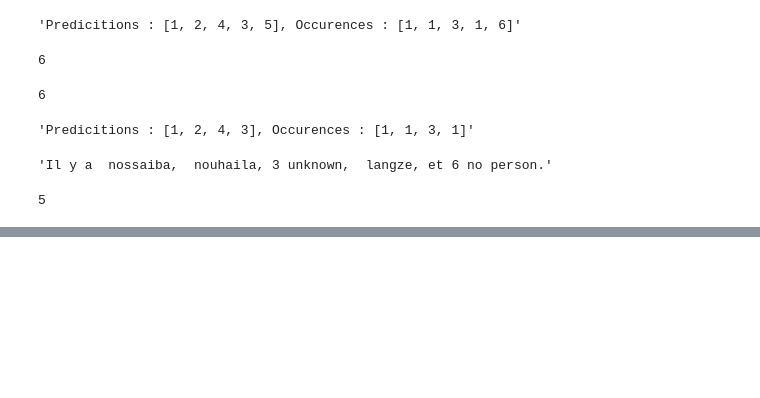
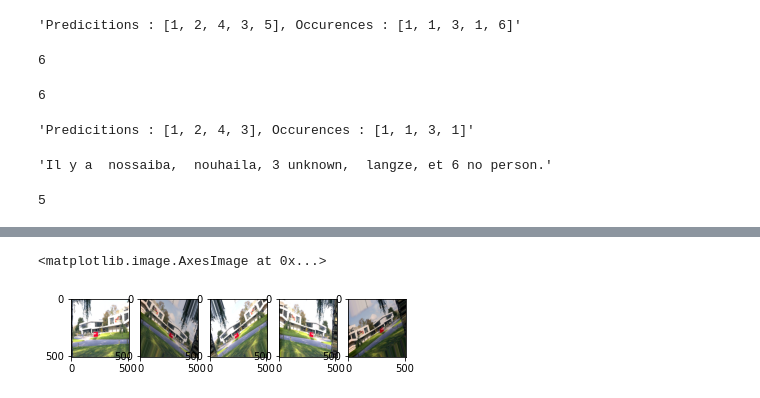
Before and after one commit to mohammedAljadd/smart-glasses, a Jupyter notebook: Model training/face identification/CNN model.ipynb, the cells around one changed output, grey strips where cells are left out. Saved outputs shown, nothing was run; the diff lists cells and outputs as text; code cells hidden in the pictures; blank space fills up the shorter version.

```diff
--- a/Model training/face identification/CNN model.ipynb
+++ b/Model training/face identification/CNN model.ipynb
@@ -559,7 +559,7 @@ while True:
         for (x, y, w, h) in faces:
             roi = gray[y:y+h, x:x+w]
 
-            resized_roi = cv2.resize(roi, (IMG_SIZE, IMG_SIZE))
+           # resized_roi = cv2.resize(roi, (IMG_SIZE, IMG_SIZE))
 
             color = (255, 0, 0)
             stroke = 2
@@ -567,11 +567,13 @@ while True:
             end_cord_y = y + h
             cv2.rectangle(frame, (x, y), (end_cord_x, end_cord_y), color, stroke)
 
-            p = predict_from_frame(resized_roi, threshold=0.0)
-            cv2.putText(frame, p , (x,y), font, 1, (0, 0, 255), 1,1)
+            # p = predict_from_frame(resized_roi, threshold=0.0)
+            cv2.putText(frame, "Face detection" , (x,y), font, 1, (0, 0, 255), 1,1)
+            if cv2.waitKey(1) & 0xFF == ord('s'):
+                cv2.imwrite('frama.jpg', frame)
 
-    else:
-        cv2.putText(frame, "No face is detected" , (x,y), font, 1, (0, 0, 255), 1,1)
+    #else:
+        # cv2.putText(frame, "No face is detected" , (x,y), font, 1, (0, 0, 255), 1,1)
 
     cv2.imshow('Video', frame)
     if cv2.waitKey(1) & 0xFF == ord('q'):
@@ -680,0 +687,22 @@ number_of_faces
+# %%
+IMG_SIZE = 512
+img = cv2.imread('insa.jpg', cv2.COLOR_BGR2RGB)
+img_expanded = np.expand_dims(img, 0)
+data = []
+# Cropped image
+#cropped = crop(image=img, padding=3)
+#data.append(cropped)
+# Image blurring
+##blurred = blur(image=img, kernel_size=(2, 2))
+#data.append(blurred)
+
+# ImageDataGenerator
+aug_iter = gen.flow(img_expanded)
+aug_images = [next(aug_iter)[0].astype(np.uint8) for i in range(6)]
+
+for image in aug_images:
+    image = cv2.resize(image, (IMG_SIZE, IMG_SIZE))
+    #image = image.reshape((IMG_SIZE, IMG_SIZE, 1))
+    data.append(image)
+# %%
+data = np.array(data)
@@ -680,0 +713,11 @@ number_of_faces
+# %%
+f, axarr = plt.subplots(1,5)
+
+axarr[0].imshow(cv2.cvtColor(data[0], cv2.COLOR_BGR2RGB))
+axarr[1].imshow(cv2.cvtColor(data[1], cv2.COLOR_BGR2RGB))
+axarr[2].imshow(cv2.cvtColor(data[2], cv2.COLOR_BGR2RGB))
+axarr[3].imshow(cv2.cvtColor(data[], cv2.COLOR_BGR2RGB))
+axarr[4].imshow(cv2.cvtColor(data[0], cv2.COLOR_BGR2RGB))
+# %% [output]
+<matplotlib.image.AxesImage at 0x...>
+[figure, added]
```
Also changed, not shown: parts of 5 cells of this notebook, 4 other files.
